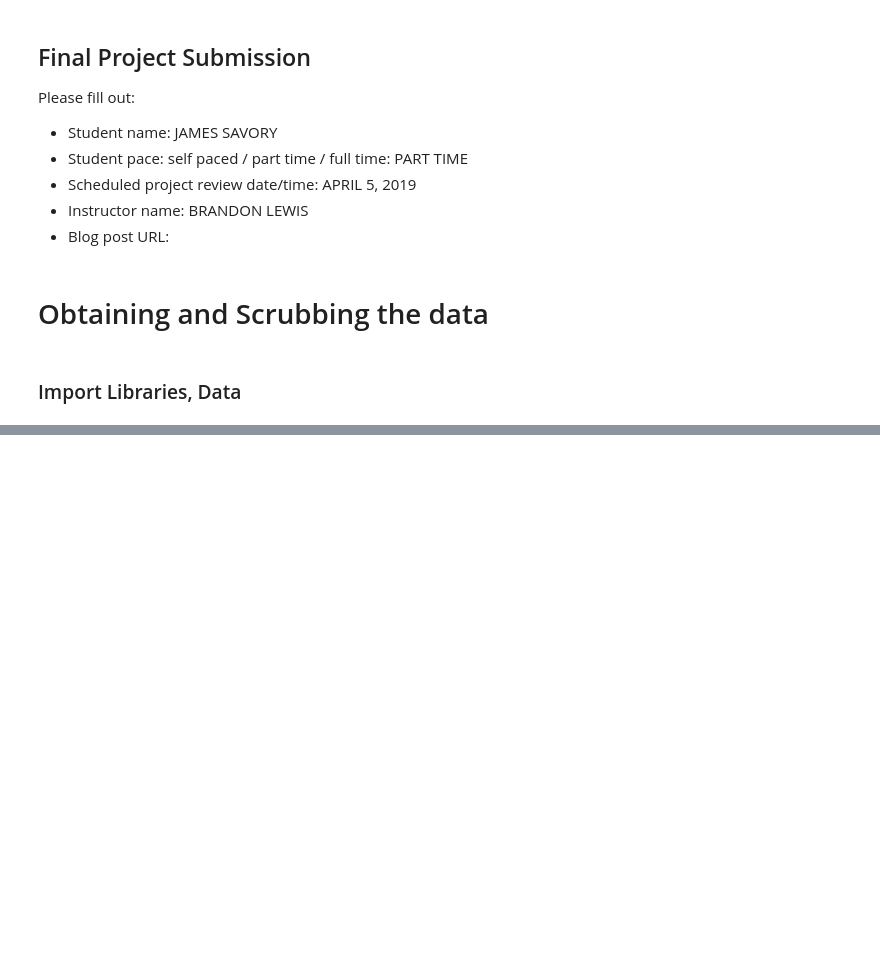
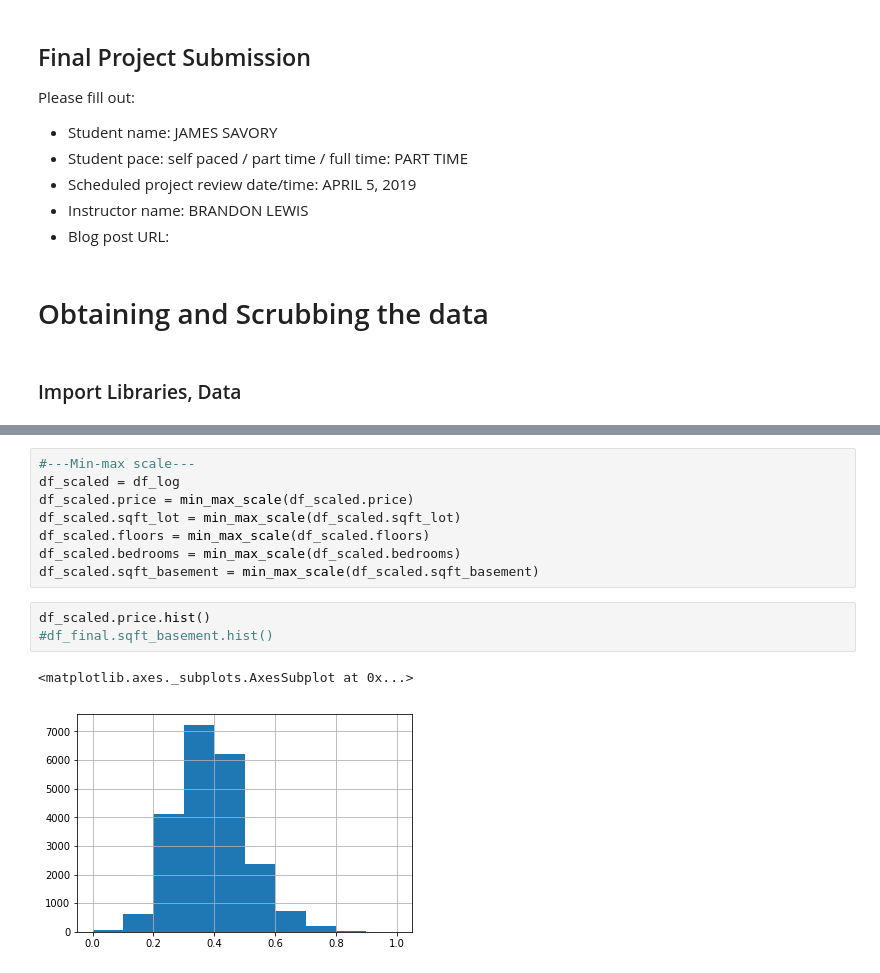
Before and after one commit to jsavory-94/dsc-1-final-project-online-ds-pt-021119, a Jupyter notebook: student.ipynb, the cells around one changed output, grey strips where cells are left out. Drawn from its saved outputs; the diff is of its cells as text; blank space fills up the shorter version.

```diff
--- a/student.ipynb
+++ b/student.ipynb
@@ -104,0 +189,14 @@ dtype: int64
+# %%
+#---Min-max scale---
+df_scaled = df_log
+df_scaled.price = min_max_scale(df_scaled.price)
+df_scaled.sqft_lot = min_max_scale(df_scaled.sqft_lot)
+df_scaled.floors = min_max_scale(df_scaled.floors)
+df_scaled.bedrooms = min_max_scale(df_scaled.bedrooms)
+df_scaled.sqft_basement = min_max_scale(df_scaled.sqft_basement)
+# %%
+df_scaled.price.hist()
+#df_final.sqft_basement.hist()
+# %% [output]
+<matplotlib.axes._subplots.AxesSubplot at 0x...>
+[figure, added]
```
Also changed, not shown: parts of 16 cells of this notebook.
